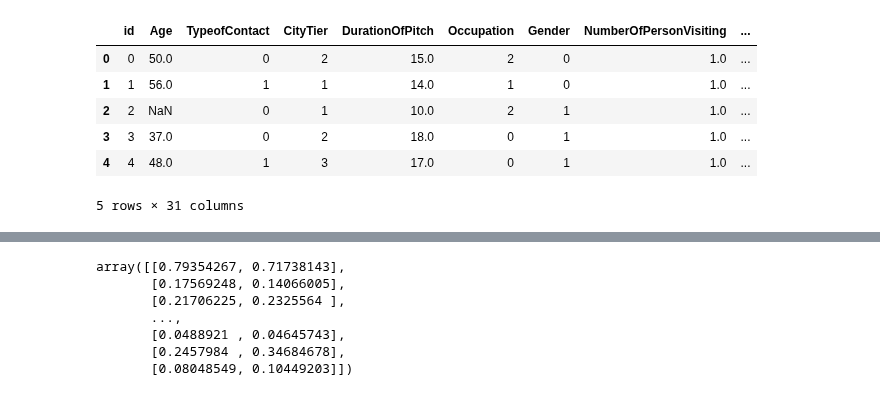
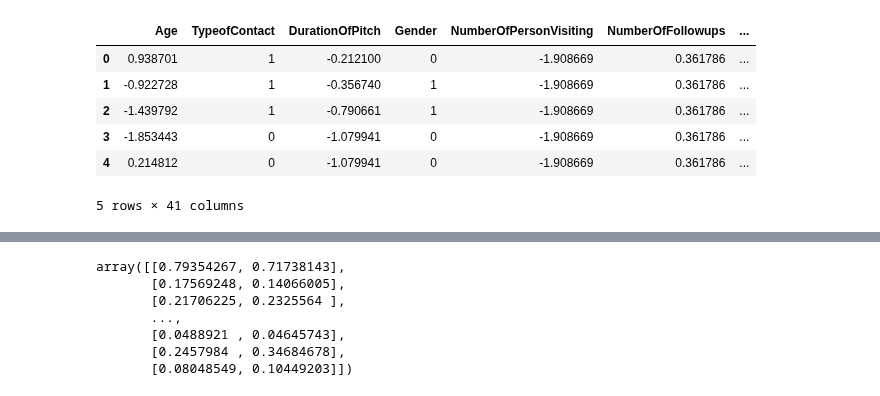
Before and after one commit to mamekin05108/signatecup2024summer, a Jupyter notebook: lightcat.ipynb, the cells around one changed output, grey strips where cells are left out. Saved outputs shown, nothing was run; the diff lists cells and outputs as text; code cells hidden in the pictures.

```diff
--- a/lightcat.ipynb
+++ b/lightcat.ipynb
@@ -57,6 +50,6 @@ This will raise in a future version.
 # %%
-df_train = pd.read_csv("/content/drive/MyDrive/Signate/2024summer/fdata/df_train.csv")
-df_test = pd.read_csv("/content/drive/MyDrive/Signate/2024summer/fdata/df_test.csv")
+df_train = pd.read_csv("/content/drive/MyDrive/Signate/2024summer/fdata/df_train_allnum.csv")
+df_test = pd.read_csv("/content/drive/MyDrive/Signate/2024summer/fdata/df_test_allnum.csv")
 ss = pd.read_csv("/content/drive/MyDrive/Signate/2024summer/data/sample_submit.csv", header=None)
 # %%
 df_train.head()
@@ -189,13 +64,13 @@ def preprocess(df, replace_dict=None, ce_dict=None):
-# %%
-df_train, replace_dict, ce_dict = preprocess(df_train)
-df_test = preprocess(df_test, replace_dict=replace_dict, ce_dict=ce_dict)
+# %%
+df_train.drop(["id"], axis=1, inplace=True)
+df_test.drop(["id"], axis=1, inplace=True)
 # %%
-df_train.head()
+df_test.head()
 # %% [output]
-|  | id | Age | TypeofContact | CityTier | DurationOfPitch | Occupation | Gender | NumberOfPersonVisiting | ... |
-| 0 | 0 | 50.0 | 0 | 2 | 15.0 | 2 | 0 | 1.0 | ... |
-| 1 | 1 | 56.0 | 1 | 1 | 14.0 | 1 | 0 | 1.0 | ... |
-| 2 | 2 | NaN | 0 | 1 | 10.0 | 2 | 1 | 1.0 | ... |
-| 3 | 3 | 37.0 | 0 | 2 | 18.0 | 0 | 1 | 1.0 | ... |
-| 4 | 4 | 48.0 | 1 | 3 | 17.0 | 0 | 1 | 1.0 | ... |
+|  | Age | TypeofContact | DurationOfPitch | Gender | NumberOfPersonVisiting | NumberOfFollowups | ... |
+| 0 | 0.938701 | 1 | -0.212100 | 0 | -1.908669 | 0.361786 | ... |
+| 1 | -0.922728 | 1 | -0.356740 | 1 | -1.908669 | 0.361786 | ... |
+| 2 | -1.439792 | 1 | -0.790661 | 1 | -1.908669 | 0.361786 | ... |
+| 3 | -1.853443 | 0 | -1.079941 | 0 | -1.908669 | 0.361786 | ... |
+| 4 | 0.214812 | 0 | -1.079941 | 0 | -1.908669 | 0.361786 | ... |
-5 rows × 31 columns
+5 rows × 41 columns
```
Also changed, not shown: parts of 31 cells of this notebook.
